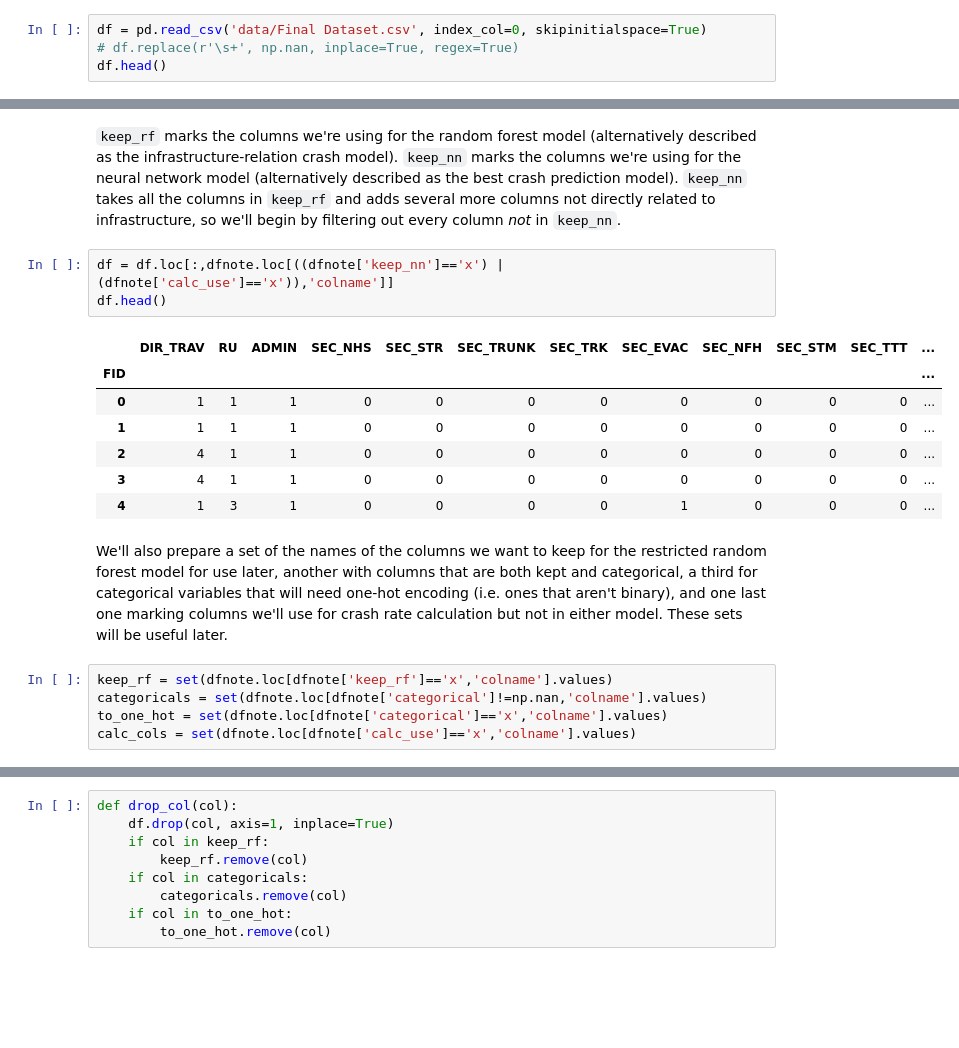
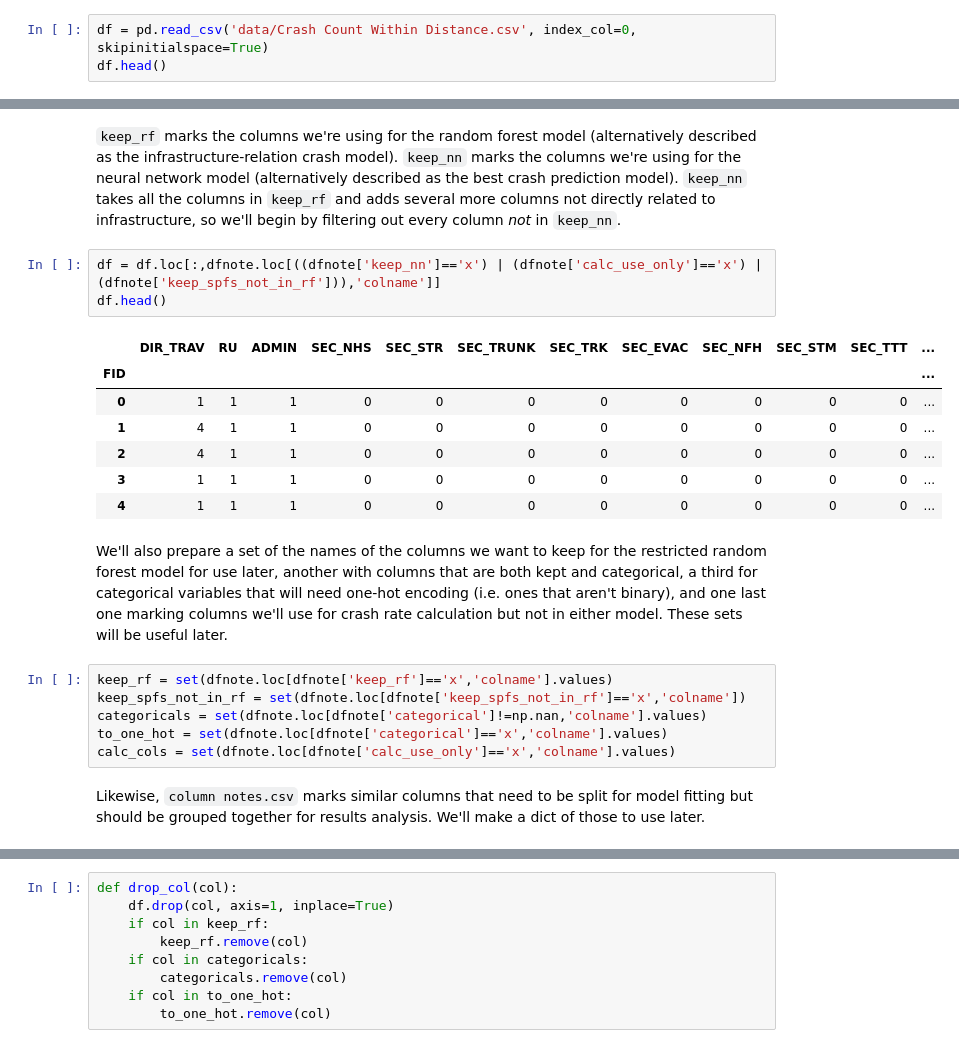
Before and after one commit to CarlinLiao/CrashByInfra, a Jupyter notebook: 1 data processing.ipynb, the cells around one changed output, grey strips where cells are left out. Cells and saved outputs as stored; diff of their text form; blank space fills up the shorter version.

Commit message:
finished rf model

```diff
--- a/1 data processing.ipynb
+++ b/1 data processing.ipynb
@@ -15,7 +16,6 @@ We need to prepare the dataset for use in modeling. (Dataset originally compiled
 
 First, let's read in the full dataset.
 # %%
-df = pd.read_csv('data/Final Dataset.csv', index_col=0, skipinitialspace=True)
-# df.replace(r'\s+', np.nan, inplace=True, regex=True)
+df = pd.read_csv('data/Crash Count Within Distance.csv', index_col=0, skipinitialspace=True)
 df.head()
 # %% [output]
@@ -41,20 +41,23 @@ dfnote.head()
 # %% [markdown]
 `keep_rf` marks the columns we're using for the random forest model (alternatively described as the infrastructure-relation crash model). `keep_nn` marks the columns we're using for the neural network model (alternatively described as the best crash prediction model). `keep_nn` takes all the columns in `keep_rf` and adds several more columns not directly related to infrastructure, so we'll begin by filtering out every column _not_ in `keep_nn`.
 # %%
-df = df.loc[:,dfnote.loc[((dfnote['keep_nn']=='x') | (dfnote['calc_use']=='x')),'colname']]
+df = df.loc[:,dfnote.loc[((dfnote['keep_nn']=='x') | (dfnote['calc_use_only']=='x') | (dfnote['keep_spfs_not_in_rf'])),'colname']]
 df.head()
 # %% [output]
 |  | DIR_TRAV | RU | ADMIN | SEC_NHS | SEC_STR | SEC_TRUNK | SEC_TRK | SEC_EVAC | SEC_NFH | SEC_STM | SEC_TTT | ... |
 | FID |  |  |  |  |  |  |  |  |  |  |  | ... |
 | 0 | 1 | 1 | 1 | 0 | 0 | 0 | 0 | 0 | 0 | 0 | 0 | ... |
-| 1 | 1 | 1 | 1 | 0 | 0 | 0 | 0 | 0 | 0 | 0 | 0 | ... |
+| 1 | 4 | 1 | 1 | 0 | 0 | 0 | 0 | 0 | 0 | 0 | 0 | ... |
 | 2 | 4 | 1 | 1 | 0 | 0 | 0 | 0 | 0 | 0 | 0 | 0 | ... |
-| 3 | 4 | 1 | 1 | 0 | 0 | 0 | 0 | 0 | 0 | 0 | 0 | ... |
-| 4 | 1 | 3 | 1 | 0 | 0 | 0 | 0 | 1 | 0 | 0 | 0 | ... |
+| 3 | 1 | 1 | 1 | 0 | 0 | 0 | 0 | 0 | 0 | 0 | 0 | ... |
+| 4 | 1 | 1 | 1 | 0 | 0 | 0 | 0 | 0 | 0 | 0 | 0 | ... |
 # %% [markdown]
 We'll also prepare a set of the names of the columns we want to keep for the restricted random forest model for use later, another with columns that are both kept and categorical, a third for categorical variables that will need one-hot encoding (i.e. ones that aren't binary), and one last one marking columns we'll use for crash rate calculation but not in either model. These sets will be useful later.
 # %%
 keep_rf = set(dfnote.loc[dfnote['keep_rf']=='x','colname'].values)
+keep_spfs_not_in_rf = set(dfnote.loc[dfnote['keep_spfs_not_in_rf']=='x','colname'])
 categoricals = set(dfnote.loc[dfnote['categorical']!=np.nan,'colname'].values)
 to_one_hot = set(dfnote.loc[dfnote['categorical']=='x','colname'].values)
-calc_cols = set(dfnote.loc[dfnote['calc_use']=='x','colname'].values)
+calc_cols = set(dfnote.loc[dfnote['calc_use_only']=='x','colname'].values)
+# %% [markdown]
+Likewise, `column notes.csv` marks similar columns that need to be split for model fitting but should be grouped together for results analysis. We'll make a dict of those to use later.
```
Also changed, not shown: parts of 24 cells of this notebook, 3 other files.
